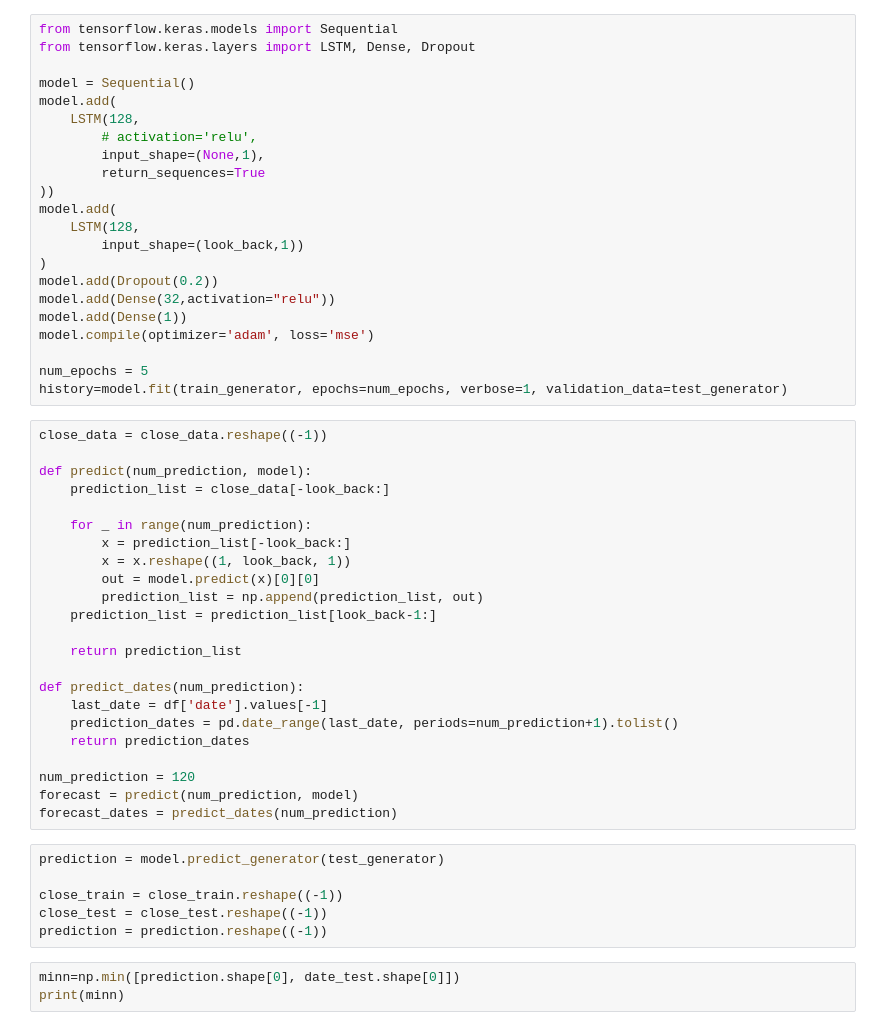
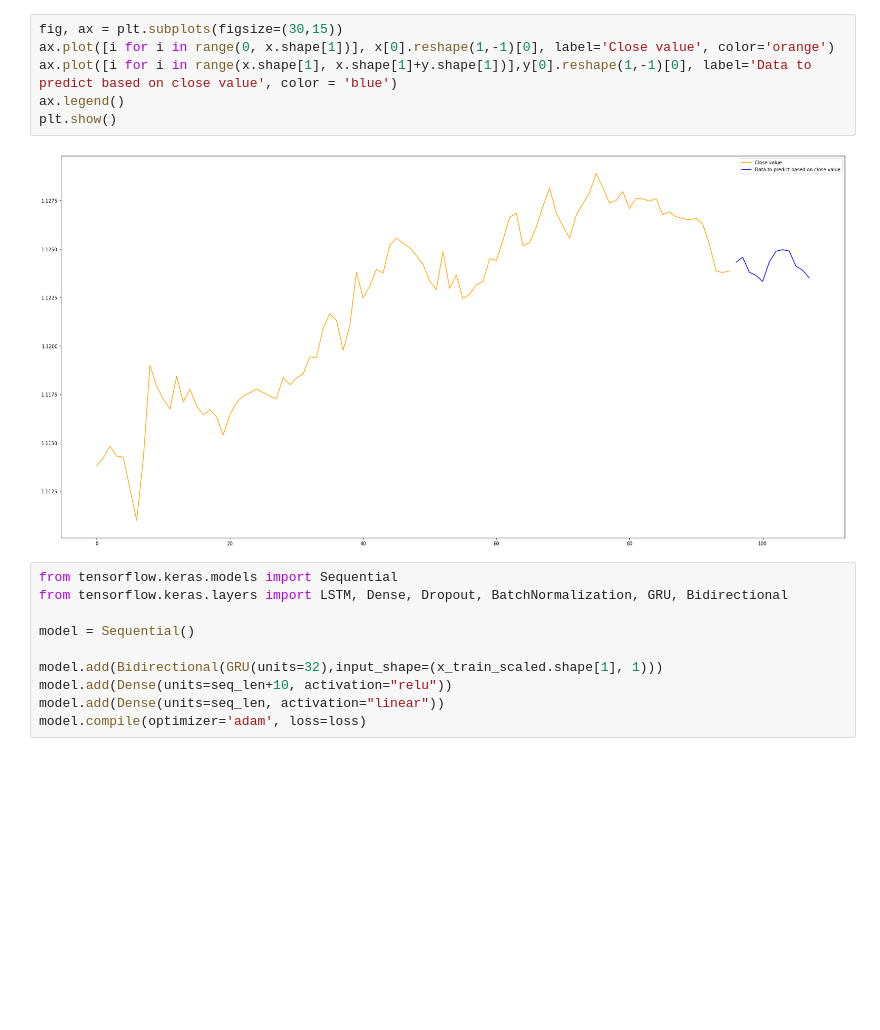
Before and after one commit to aerfio/magisterka, a Jupyter notebook: tds.ipynb, the cells around one changed output. Saved outputs shown, nothing was run; the diff lists cells and outputs as text; blank space fills up the shorter version.

```diff
--- a/tds.ipynb
+++ b/tds.ipynb
@@ -68,54 +123,18 @@ test_generator = TimeseriesGenerator(close_test, close_test, length=look_back, b
+# %%
+fig, ax = plt.subplots(figsize=(30,15))
+ax.plot([i for i in range(0, x.shape[1])], x[0].reshape(1,-1)[0], label='Close value', color='orange')
+ax.plot([i for i in range(x.shape[1], x.shape[1]+y.shape[1])],y[0].reshape(1,-1)[0], label='Data to predict based on close value', color = 'blue')
+ax.legend()
+plt.show()
+# %% [output]
+[figure, added]
 # %%
 from tensorflow.keras.models import Sequential
-from tensorflow.keras.layers import LSTM, Dense, Dropout
+from tensorflow.keras.layers import LSTM, Dense, Dropout, BatchNormalization, GRU, Bidirectional
 
 model = Sequential()
-model.add(
-    LSTM(128,
-        # activation='relu',
-        input_shape=(None,1),
-        return_sequences=True
-))
-model.add(
-    LSTM(128,
-        input_shape=(look_back,1))
-)
-model.add(Dropout(0.2))
-model.add(Dense(32,activation="relu"))
-model.add(Dense(1))
-model.compile(optimizer='adam', loss='mse')
 
-num_epochs = 5
-history=model.fit(train_generator, epochs=num_epochs, verbose=1, validation_data=test_generator)
+model.add(Bidirectional(GRU(units=32),input_shape=(x_train_scaled.shape[1], 1)))
+model.add(Dense(units=seq_len+10, activation="relu"))
+model.add(Dense(units=seq_len, activation="linear"))
+model.compile(optimizer='adam', loss=loss)
-# %%
-close_data = close_data.reshape((-1))
-
-def predict(num_prediction, model):
-    prediction_list = close_data[-look_back:]
-
-    for _ in range(num_prediction):
-        x = prediction_list[-look_back:]
-        x = x.reshape((1, look_back, 1))
-        out = model.predict(x)[0][0]
-        prediction_list = np.append(prediction_list, out)
-    prediction_list = prediction_list[look_back-1:]
-
-    return prediction_list
-
-def predict_dates(num_prediction):
-    last_date = df['date'].values[-1]
-    prediction_dates = pd.date_range(last_date, periods=num_prediction+1).tolist()
-    return prediction_dates
-
-num_prediction = 120
-forecast = predict(num_prediction, model)
-forecast_dates = predict_dates(num_prediction)
-# %%
-prediction = model.predict_generator(test_generator)
-
-close_train = close_train.reshape((-1))
-close_test = close_test.reshape((-1))
-prediction = prediction.reshape((-1))
-# %%
-minn=np.min([prediction.shape[0], date_test.shape[0]])
-print(minn)
```
Also changed, not shown: parts of 19 cells of this notebook, 4 other files.
